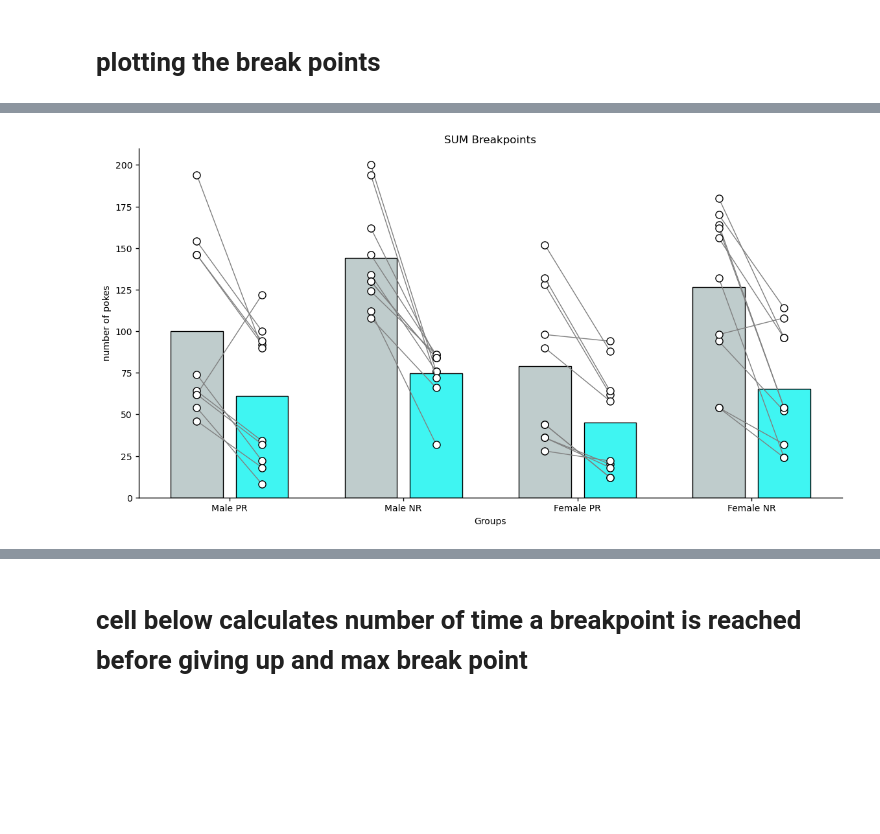
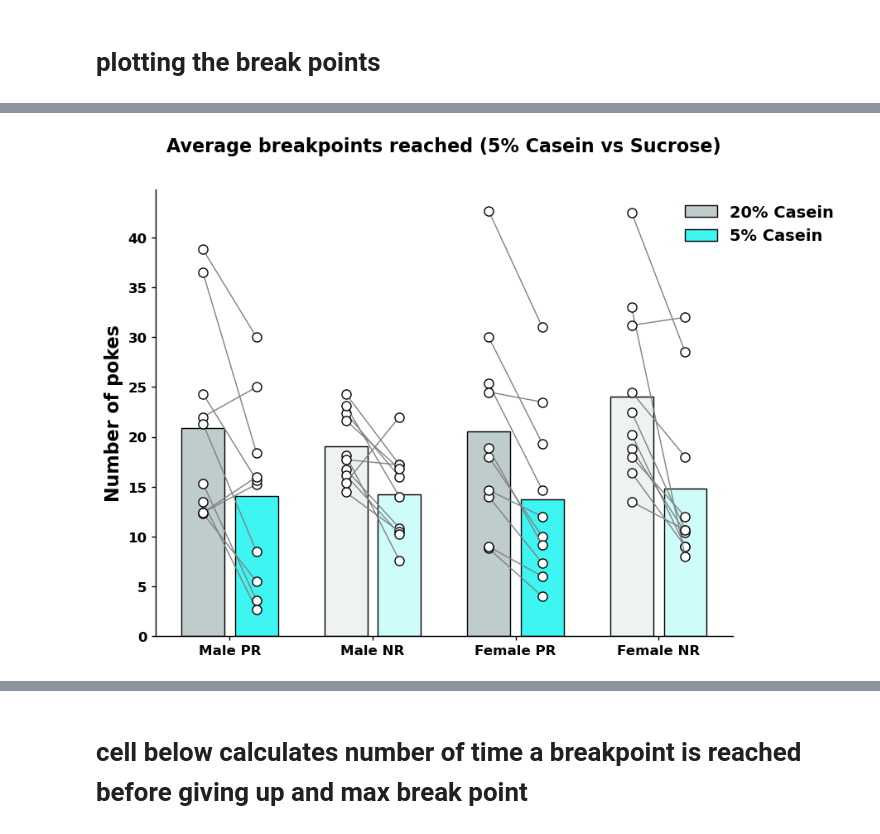
Before and after one commit to Htbibalan/FEDPROFERENCE, a Jupyter notebook: notebooks/FEDPROFERENCE_break_point.ipynb, the cells around one changed output, grey strips where cells are left out. Cells and saved outputs as stored; diff of their text form; code cells hidden in the pictures; blank space fills up the shorter version.

Commit message:
FENS_POSTER_PLOTS_UPDATE
Plots used in V1 of poster

```diff
--- a/notebooks/FEDPROFERENCE_break_point.ipynb
+++ b/notebooks/FEDPROFERENCE_break_point.ipynb
@@ -524,70 +618,88 @@ import pandas as pd
 import matplotlib.pyplot as plt
 import trompy as tp
 
+# Define plot style settings
+plt.rcParams.update({
+    'font.size': 16,          # Global font size
+    'font.weight': 'bold',    # Global font weight
+    'axes.titlesize': 16,     # Font size of the axes title
+    'axes.titleweight': 'bold', # Font weight of the axes title
+    'axes.labelsize': 16,     # Font size of the x and y labels
+    'axes.labelweight': 'bold', # Font weight of the x and y labels
+    'xtick.labelsize': 12,    # Font size of the x tick labels
+    'ytick.labelsize': 12,    # Font size of the y tick labels
+    'legend.fontsize': 14,    # Font size of the legend
+    'figure.titlesize': 16,   # Font size of the figure title
+    'figure.titleweight': 'bold' # Font weight of the figure title
+})
+
 # Load the data
-file_path = "../results/Choice_Session_4_sum_Breakpoints.csv"  # Update with the correct path if needed
+file_path = '../results/Choice_Session_4_Avg_Breakpoints.csv'  # Update with the correct path if needed
 data = pd.read_csv(file_path)
 
 # Extract the required data for plotting
 def extract_data(sex, diet, pellet_type):
-    return data[(data['SEX'] == sex) & (data['DIET'] == diet) & (data['PELLET_TYPE'] == pellet_type)]['SUM_BREAKPOINTS'].tolist()
+    return data[(data['SEX'] == sex) & (data['DIET'] == diet) & (data['PELLET_TYPE'] == pellet_type)]['AVG_BREAKPOINTS'].tolist()
 
 # Group data appropriately
 pellet_count_group_data_male_pr = [extract_data('M', 'PR', 'CAS5'), extract_data('M', 'PR', 'SUC')]
 pellet_count_group_data_male_nr = [extract_data('M', 'NR', 'CAS5'), extract_data('M', 'NR', 'SUC')]
 pellet_count_group_data_female_pr = [extract_data('F', 'PR', 'CAS5'), extract_data('F', 'PR', 'SUC')]
 pellet_count_group_data_female_nr = [extract_data('F', 'NR', 'CAS5'), extract_data('F', 'NR', 'SUC')]
 
 # Define the color values
 high_protein_color = (0.749, 0.8, 0.8)
 low_protein_color = (0.247, 0.961, 0.949)
-high_protein_color_alpha = (0.749, 0.8, 0.8, 0.1)
-low_protein_color_alpha = (0.247, 0.961, 0.949, 0.1)
+high_protein_color_alpha = (0.749, 0.8, 0.8, 0.25)
+low_protein_color_alpha = (0.247, 0.961, 0.949, 0.25)
 
 # Plot the data for average breakpoints
-f, ax = plt.subplots(figsize=(14, 7))
+f, ax = plt.subplots(figsize=(9, 7))
 positions = [1, 1.5, 3, 3.5, 5, 5.5, 7, 7.5]
 
 _, _, barlist, _ = tp.barscatter([pellet_count_group_data_male_pr, pellet_count_group_data_male_nr, pellet_count_group_data_female_pr, pellet_count_group_data_female_nr],
                                  ax=ax, paired=True, linewidth=1, groupwidth=0.75,
                                  barfacecolor_option="individual",
                                  baredgecolor=["black"]*8,
-                                 barfacecolor=[high_protein_color, low_protein_color, high_protein_color, low_protein_color, high_protein_color, low_protein_color, high_protein_color, low_protein_color],
+                                 barfacecolor=[high_protein_color, low_protein_color, high_protein_color_alpha, low_protein_color_alpha, high_protein_color, low_protein_color, high_protein_color_alpha, low_protein_color_alpha],
                                  positions=positions)
 
-ax.set_title('SUM Breakpoints')
-ax.set_xlabel('Groups')
-ax.set_ylabel('number of pokes')
-ax.set_xticks([1,2,3,4])
+ax.set_title('Average breakpoints reached (5% Casein vs Sucrose)', y=1.07)
+ax.legend(barlist, ['20% Casein', '5% Casein'], frameon=False, bbox_to_anchor=(1.2, 1))
+
+ax.set_ylabel('Number of pokes')
+ax.set_xticks([1, 2, 3, 4])
 ax.set_xticklabels(['Male PR', 'Male NR', 'Female PR', 'Female NR'])
+f.savefig('../plots/FINAL_PLOTS_FOR_FENS24/C4/Average_breakpoints_reached.pdf', bbox_inches='tight')
 plt.show()
 
-# Extract the required data for max pellets
-def extract_max_data(sex, diet, pellet_type):
-    return data[(data['SEX'] == sex) & (data['DIET'] == diet) & (data['PELLET_TYPE'] == pellet_type)]['MAX_PELLETS'].tolist()
+# # Extract the required data for max pellets
+# def extract_max_data(sex, diet, pellet_type):
+#     return data[(data['SEX'] == sex) & (data['DIET'] == diet) & (data['PELLET_TYPE'] == pellet_type)]['MAX_PELLETS'].tolist()
 
-# Group data appropriately
-pellet_count_group_data_male_pr_max = [extract_max_data('M', 'PR', 'CAS5'), extract_max_data('M', 'PR', 'SUC')]
-pellet_count_group_data_male_nr_max = [extract_max_data('M', 'NR', 'CAS5'), extract_max_data('M', 'NR', 'SUC')]
-pellet_count_group_data_female_pr_max = [extract_max_data('F', 'PR', 'CAS5'), extract_max_data('F', 'PR', 'SUC')]
-pellet_count_group_data_female_nr_max = [extract_max_data('F', 'NR', 'CAS5'), extract_max_data('F', 'NR', 'SUC')]
+# # Group data appropriately
+# pellet_count_group_data_male_pr_max = [extract_max_data('M', 'PR', 'CAS5'), extract_max_data('M', 'PR', 'SUC')]
+# pellet_count_group_data_male_nr_max = [extract_max_data('M', 'NR', 'CAS5'), extract_max_data('M', 'NR', 'SUC')]
+# pellet_count_group_data_female_pr_max = [extract_max_data('F', 'PR', 'CAS5'), extract_max_data('F', 'PR', 'SUC')]
+# pellet_count_group_data_female_nr_max = [extract_max_data('F', 'NR', 'CAS5'), extract_max_data('F', 'NR', 'SUC')]
 
-# Plot the data for max pellets
-f, ax = plt.subplots(figsize=(14, 7))
-positions = [1, 1.5, 3, 3.5, 5, 5.5, 7, 7.5]
+# # Plot the data for max pellets
+# f, ax = plt.subplots(figsize=(9, 7))
+# positions = [1, 1.5, 3, 3.5, 5, 5.5, 7, 7.5]
 
-_, _, barlist, _ = tp.barscatter([pellet_count_group_data_male_pr_max, pellet_count_group_data_male_nr_max, pellet_count_group_data_female_pr_max, pellet_count_group_data_female_nr_max],
-                                 ax=ax, paired=True, linewidth=1, groupwidth=0.75,
-                                 barfacecolor_option="individual",
-                                 baredgecolor=["black"]*8,
-                                 barfacecolor=[high_protein_color, low_protein_color, high_protein_color, low_protein_color, high_protein_color, low_protein_color, high_protein_color, low_protein_color],
-                                 positions=positions)
+# _, _, barlist, _ = tp.barscatter([pellet_count_group_data_male_pr_max, pellet_count_group_data_male_nr_max, pellet_count_group_data_female_pr_max, pellet_count_group_data_female_nr_max],
+#                                  ax=ax, paired=True, linewidth=1, groupwidth=0.75,
+#                                  barfacecolor_option="individual",
+#                                  baredgecolor=["black"]*8,
+#                                  barfacecolor=[high_protein_color, low_protein_color, high_protein_color_alpha, low_protein_color_alpha, high_protein_color, low_protein_color, high_protein_color_alpha, low_protein_color_alpha],
+#                                  positions=positions)
 
-ax.set_title('Pellet intake')
-ax.set_xlabel('Groups')
-ax.set_ylabel('Number of Pellets')
-ax.set_xticks([1,2,3,4])
-ax.set_xticklabels(['Male PR', 'Male NR', 'Female PR', 'Female NR'])
-plt.show()
+# ax.set_title('Pellet intake', y=1.07)
+# ax.legend(barlist, ['20% Casein', '5% Casein'], frameon=False, bbox_to_anchor=(1.2, 1))
+# ax.set_xlabel('Groups')
+# ax.set_ylabel('Number of Pellets')
+# ax.set_xticks([1, 2, 3, 4])
+# ax.set_xticklabels(['Male PR', 'Male NR', 'Female PR', 'Female NR'])
+# plt.show()
 # %% [output]
-[figure, old version]
+[figure, new version]
```
Also changed, not shown: parts of 5 cells of this notebook, 35 other files.
